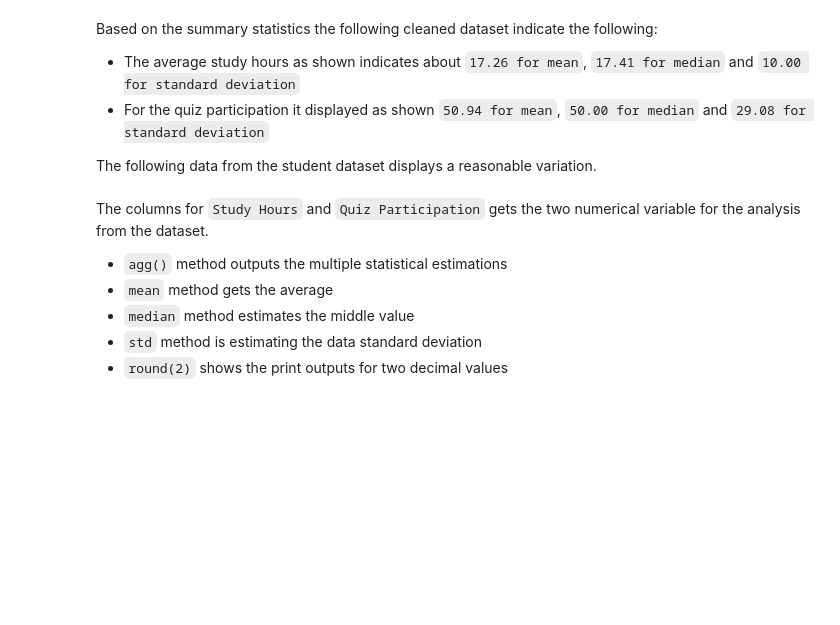
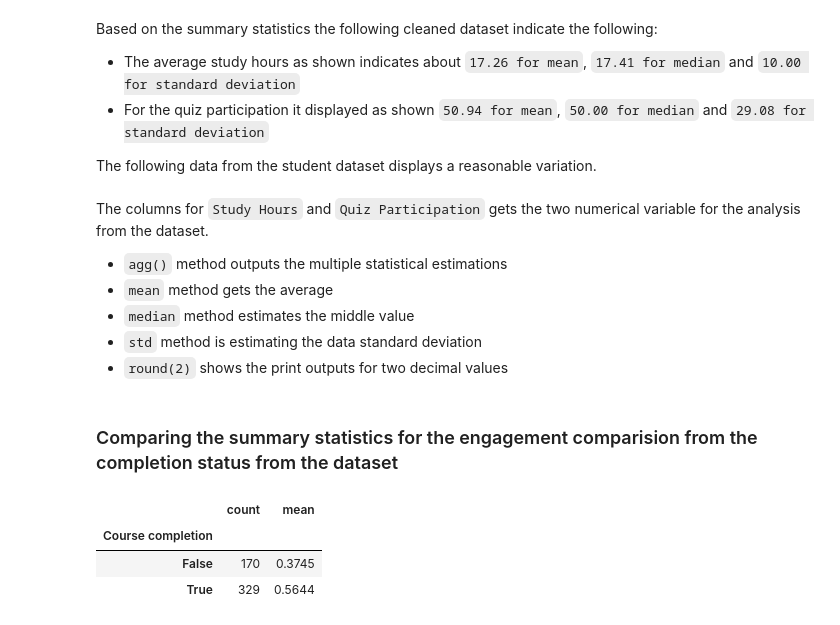
Before and after one commit to x26137216/CA1_AI_Programming, a Jupyter notebook: CA1_AI_Programming.ipynb, the cells around one changed output. Cells and saved outputs as stored; diff of their text form; code cells hidden in the pictures; blank space fills up the shorter version.

```diff
--- a/CA1_AI_Programming.ipynb
+++ b/CA1_AI_Programming.ipynb
@@ -491,3 +491,16 @@ The columns for `Study Hours` and `Quiz Participation` gets the two numerical va
 - `median` method estimates the middle value
 - `std` method is estimating the data standard deviation
 - `round(2)` shows the print outputs for two decimal values
+# %% [markdown]
+### Comparing the summary statistics for the engagement comparision from the completion status from the dataset
+# %%
+# Comparing the summary statistics for the engagement comparision based on the completion status
+
+display_engagement_comparison = student_df_cleaned.groupby("Course completion")["Engagement Scores"].agg(["count", "mean"])
+
+display_engagement_comparison.round(4)
+# %% [output]
+|  | count | mean |
+| Course completion |  |  |
+| False | 170 | 0.3745 |
+| True | 329 | 0.5644 |
```
Also changed, not shown: parts of 2 cells of this notebook.
